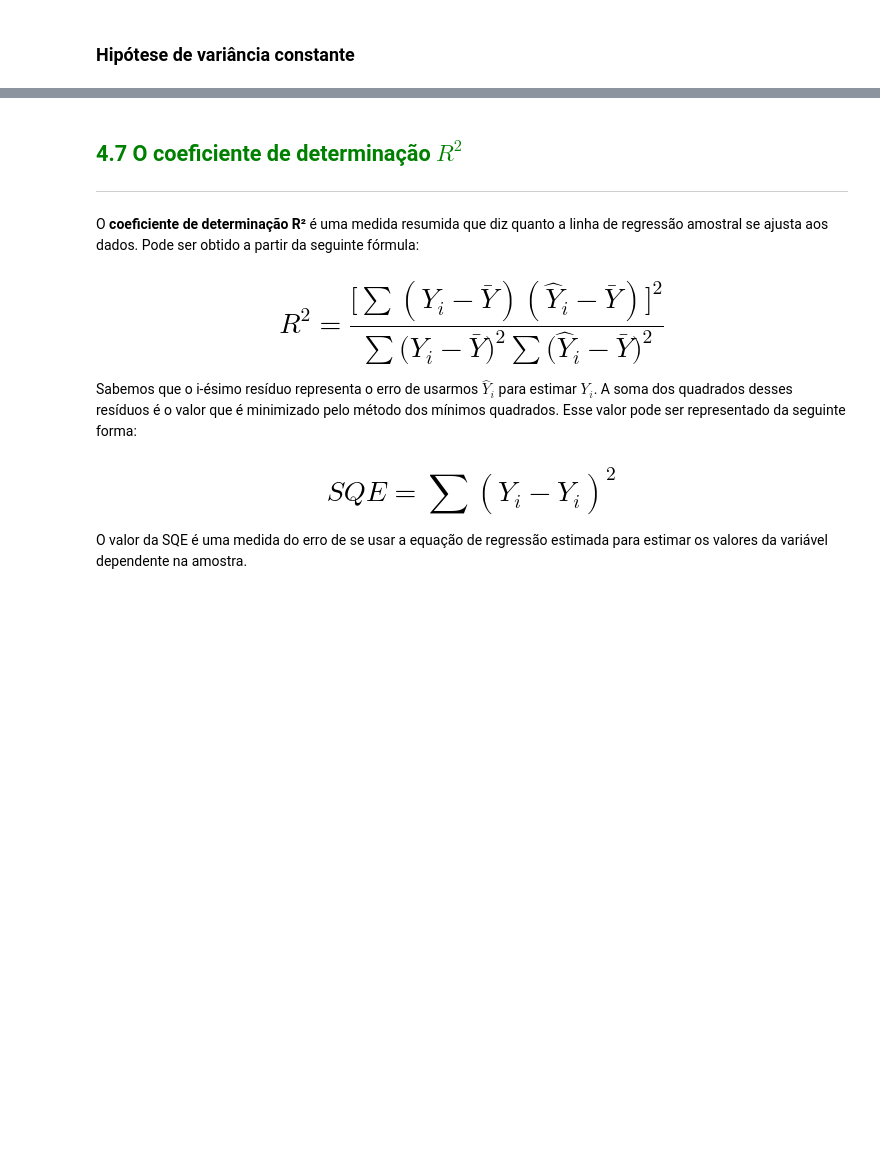
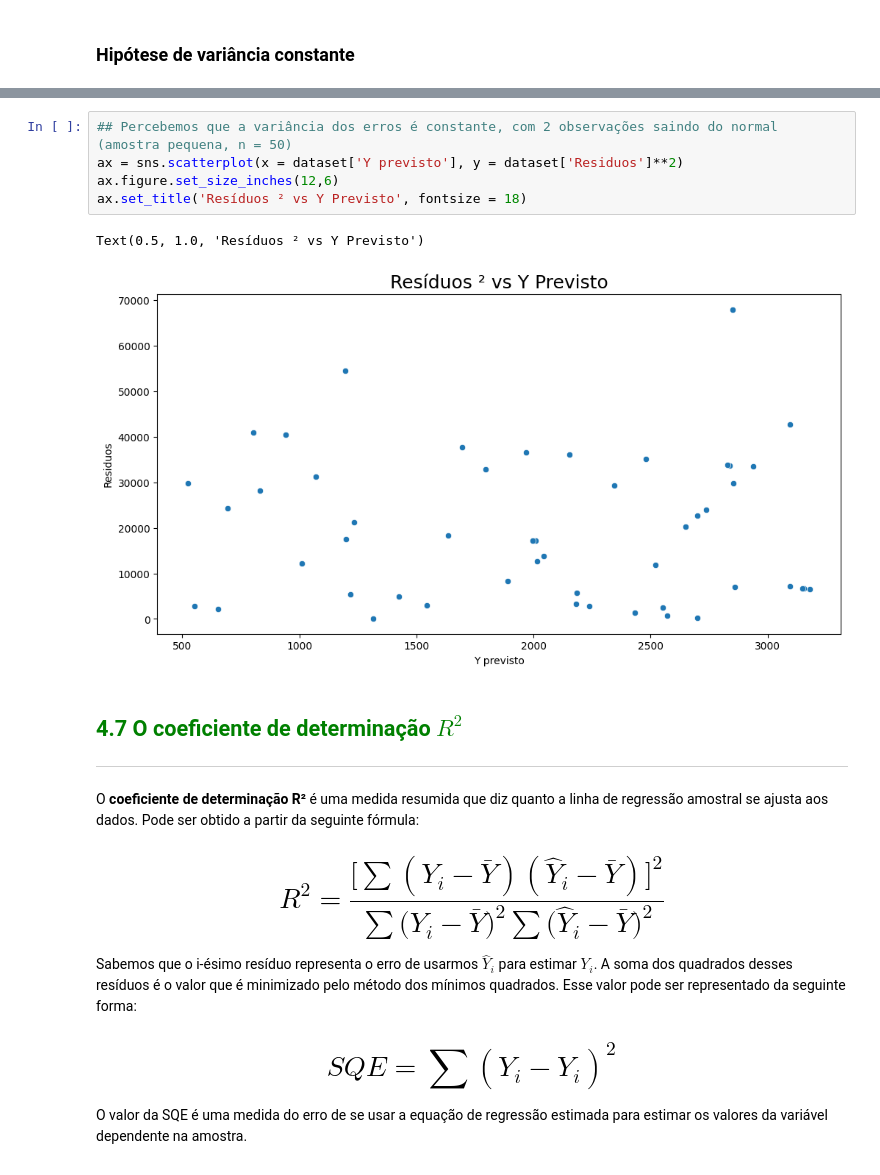
Before and after one commit to lemaldonadogm/Courses, a Jupyter notebook: Statistics/Parte 4 - Correlação e Regressão/Curso_de_Estatística_Parte_4.ipynb, the cells around one changed output, grey strips where cells are left out. Cells and saved outputs as stored; diff of their text form; blank space fills up the shorter version.

```diff
--- a/Statistics/Parte 4 - Correlação e Regressão/Curso_de_Estatística_Parte_4.ipynb
+++ b/Statistics/Parte 4 - Correlação e Regressão/Curso_de_Estatística_Parte_4.ipynb
@@ -1026,6 +1091,14 @@ https://seaborn.pydata.org/generated/seaborn.scatterplot.html
 # %% [markdown]
 <img src="https://caelum-online-public.s3.amazonaws.com/1273-estatistica-parte4/01/img028.jpg" width=80%>
 Fonte: Econometria Básica - 5ª edição - Gujarati e Porter
+# %%
+## Percebemos que a variância dos erros é constante, com 2 observações saindo do normal (amostra pequena, n = 50)
+ax = sns.scatterplot(x = dataset['Y previsto'], y = dataset['Residuos']**2)
+ax.figure.set_size_inches(12,6)
+ax.set_title('Resíduos ² vs Y Previsto', fontsize = 18)
+# %% [output]
+Text(0.5, 1.0, 'Resíduos ² vs Y Previsto')
+[figure, added]
 # %% [markdown]
 ## <font color=green>4.7 O coeficiente de determinação $R^2$</font>
 ***
```
Also changed, not shown: parts of 6 cells of this notebook, 1 other file.
